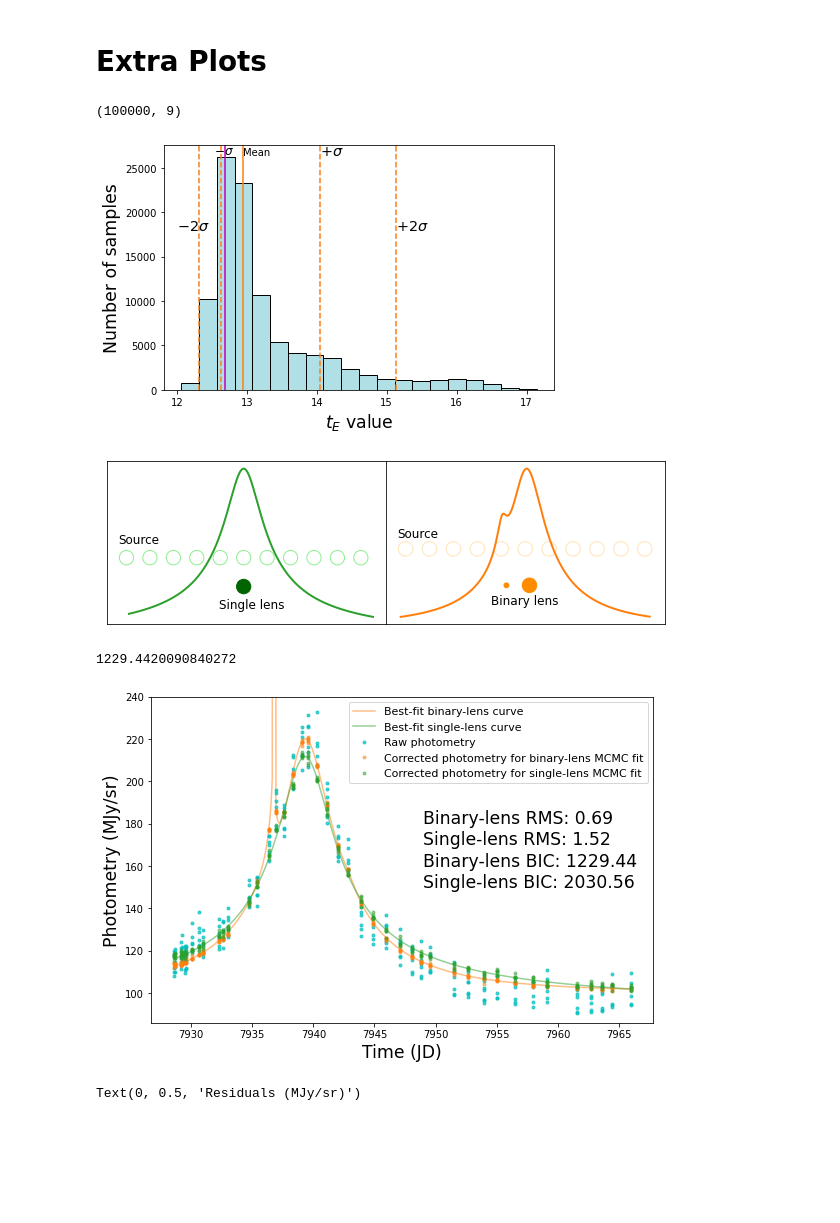
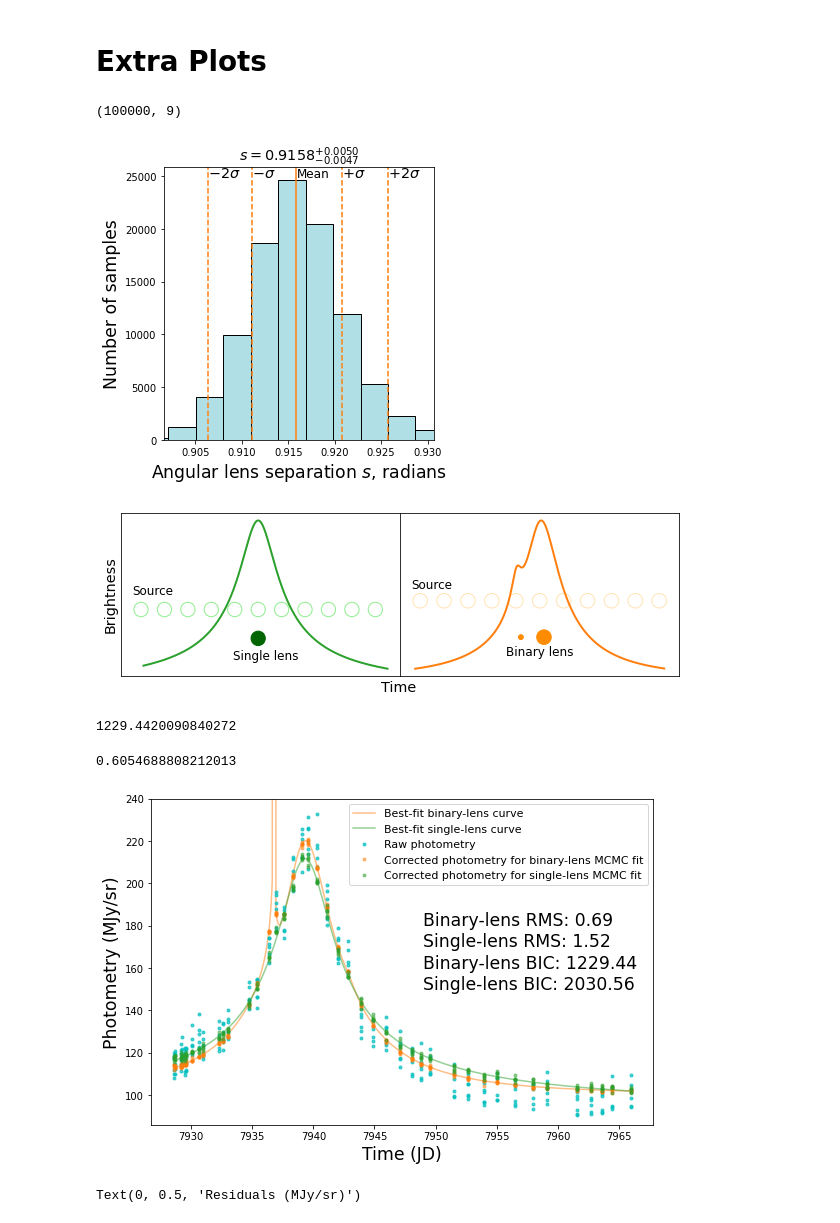
Before and after one commit to tbctk/tbk-Spitzer-ulens, a Jupyter notebook: Spitzer-ulens_Tutorial.ipynb, the cells around one changed output. Saved outputs shown, nothing was run; the diff lists cells and outputs as text; code cells hidden in the pictures; blank space fills up the shorter version.

```diff
--- a/Spitzer-ulens_Tutorial.ipynb
+++ b/Spitzer-ulens_Tutorial.ipynb
@@ -150,21 +148,3 @@ RMS after  :  0.9811180084653887
-# %%
-# make model points corresponding to observation time for each dither
-BESTFIT = []
-for t in event.TIMES:
-    f = MODELFUNC(t, *popt)
-    BESTFIT.append(f)
-
-# get gross residual to estimate DC offset
-DC = []
-for i in range(len(event.TIMES)):
-    dc = PTOT[i]-BESTFIT[i]
-    DC.append(np.median(dc))
-
-# PTOT_DC = PTOT-DC
-PTOT_DC = []
-for i in range(len(event.TIMES)):
-    f = PTOT[i]-DC[i]
-    PTOT_DC.append(f)
 # %% [markdown]
 # MCMC Fit for PLD Parameters
 # %%
@@ -248,37 +238,38 @@ print(p_max)
 # Extra Plots
 # %%
 print(posit.shape)
-nbins=21
-i = 4
+nbins=20
+i = 0
 
 pmin = posit.min(axis=0)
 pmax = posit.max(axis=0)
 bins = np.linspace(pmin,pmax,nbins)
 aa,bb = np.histogram(posit[:,i],bins[:,i])
 cents = 0.5*(bb[1:]+bb[:-1])
 
-fig,ax = plt.subplots(figsize=(7,4.5))
+fig,ax = plt.subplots(figsize=(5,5))
 ax.bar(cents,aa,width=bb[1]-bb[0],color='powderblue',edgecolor='black')
 
 ax.axvline(popt_mcmc[i],color='C1',label='Mean')
-ax.axvline(p_max[i],color='m')
 ax.axvline(popt_mcmc[i]-std_lo[i],color='C1',ls='--')
 ax.axvline(popt_mcmc[i]+std_hi[i],color='C1',ls='--')
 ax.axvline(popt_mcmc[i]-2*std_lo[i],color='C1',ls='--')
 ax.axvline(popt_mcmc[i]+2*std_hi[i],color='C1',ls='--')
-ax.text(popt_mcmc[i],26450,'Mean')
-ax.text(popt_mcmc[i]-std_lo[i]-0.1,26500,r'$-\sigma$',size='large')
-ax.text(popt_mcmc[i]+std_hi[i],26400,r'$+\sigma$',size='x-large')
-ax.text(popt_mcmc[i]-3*std_lo[i],18000,r'$-2\sigma$',size='x-large')
-ax.text(popt_mcmc[i]+2*std_hi[i],18000,r'$+2\sigma$',size='x-large')
+ax.text(popt_mcmc[i]+0.0001,24850,'Mean',size='large')
+ax.text(popt_mcmc[i]-std_lo[i],24900,r'$-\sigma$',size='x-large')
+ax.text(popt_mcmc[i]+std_hi[i],24900,r'$+\sigma$',size='x-large')
+ax.text(popt_mcmc[i]-2*std_lo[i],24900,r'$-2\sigma$',size='x-large')
+ax.text(popt_mcmc[i]+2*std_hi[i],24900,r'$+2\sigma$',size='x-large')
 #ax.set_xticks(bb)
-ax.set_xlabel(r'$t_E$ value',size='xx-large')
+ax.set_xlabel(r'Angular lens separation $s$, radians',size='xx-large')
 ax.set_ylabel('Number of samples',size='xx-large')
-#ax.text(12.8,25,r'$t_E = %.2f \pm %.2f$' % (popt_mcmc[i],stds[i]),size='x-large')
+ax.set_title(r'$s = %.4f_{-%.4f}^{+%.4f}$' % (popt_mcmc[i],std_lo[i],std_hi[i]),size='x-large')
+ax.set_xlim(popt_mcmc[i]-3*std_lo[i],popt_mcmc[i]+3*std_hi[i])
+plt.tight_layout()
 plt.savefig('errors.png',dpi=300)
 # %% [output]
 (100000, 9)
-[figure, old version]
+[figure, new version]
 # %%
 s, q, rho, alpha, tE, t0, u0, fb, fs = p0
 p0_single = np.array([9.20263259e+01, 7.93931983e+03, 1.19630450e+02, 7.66795064e+00])
@@ -316,11 +307,14 @@ for t in source_ts:
 ax[0].plot(timeplot,y1,color='C2',lw=2,label='Single-lens light curve')
 ax[1].plot(timeplot,y2,color='C1',lw=2,label='Binary-lens light curve')
 ax[0].xaxis.set_visible(False)
-ax[0].yaxis.set_visible(False)
+#ax[0].yaxis.set_visible(False)
 ax[1].xaxis.set_visible(False)
 ax[1].yaxis.set_visible(False)
 #ax[0].legend(fontsize=14,loc=8)
 #ax[1].legend(fontsize=14,loc=8)
+ax[0].yaxis.set_ticks([])
+ax[0].set_ylabel('Brightness',size='x-large')
+ax[0].text(7954,93,'Time',size='x-large')
 
 if False:
     ax[0].axvline(x=t0_s,ls='--',color='lightgreen')
@@ -337,7 +331,7 @@ if False:
 plt.subplots_adjust(wspace=0)
 plt.savefig('comparemodels.png',dpi=300)
 # %% [output]
-[figure, old version]
+[figure, new version]
 # %%
 dudchain = mcmc.PLDCoeffsChain(np.empty(np.size(X)))
 lnlike = mcmc.lnlike(popt_mcmc, MODELFUNC, event.TIMES, PTOT, PTOT_E, E_BIN, PNORM, dudchain)
@@ -350,6 +344,8 @@ timeplot = np.linspace(time[0],time[-1],1000)
 
 corr_single = np.loadtxt('single_corr.txt')
 popt_single = np.loadtxt('single_pars.txt')
+
+print(bic/2030.5618472356946)
 
 fig,ax = plt.subplots(figsize=(9,6))
 ax.plot(timeplot,MODELFUNC(timeplot,*popt_mcmc),color='C1',alpha=0.5,label='Best-fit binary-lens curve')
@@ -365,8 +361,9 @@ ax.text(7949,180,'Binary-lens RMS: %.2f'%0.6893780883159933,fontsize='xx-large')
 ax.text(7949,170,'Single-lens RMS: %.2f'%1.5189632473783468,fontsize='xx-large')
 ax.text(7949,160,'Binary-lens BIC: %.2f'%bic,fontsize='xx-large')
 ax.text(7949,150,'Single-lens BIC: %.2f'%2030.5618472356946,fontsize='xx-large')
-plt.savefig('double_single_MCMC_fits.png')
+plt.savefig('double_single_MCMC_fits.png',dpi=400)
 # %% [output]
+0.6054688808212013
 [figure]
 # %%
 timeplot = np.linspace(time[0],time[-1],1000)
```
Also changed, not shown: parts of 2 cells of this notebook.
